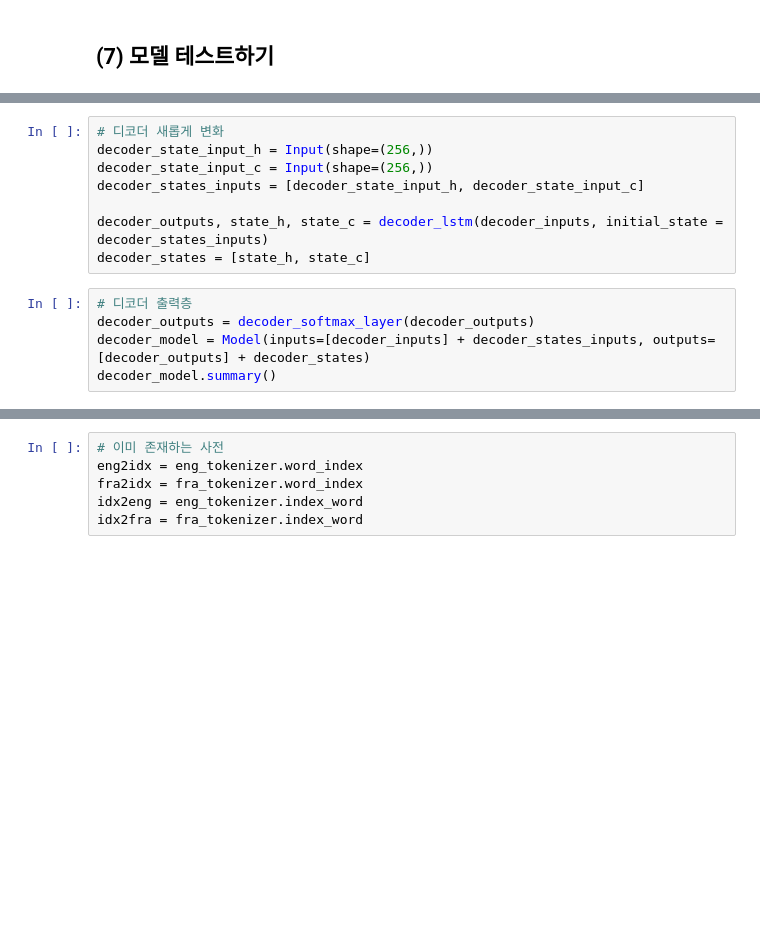
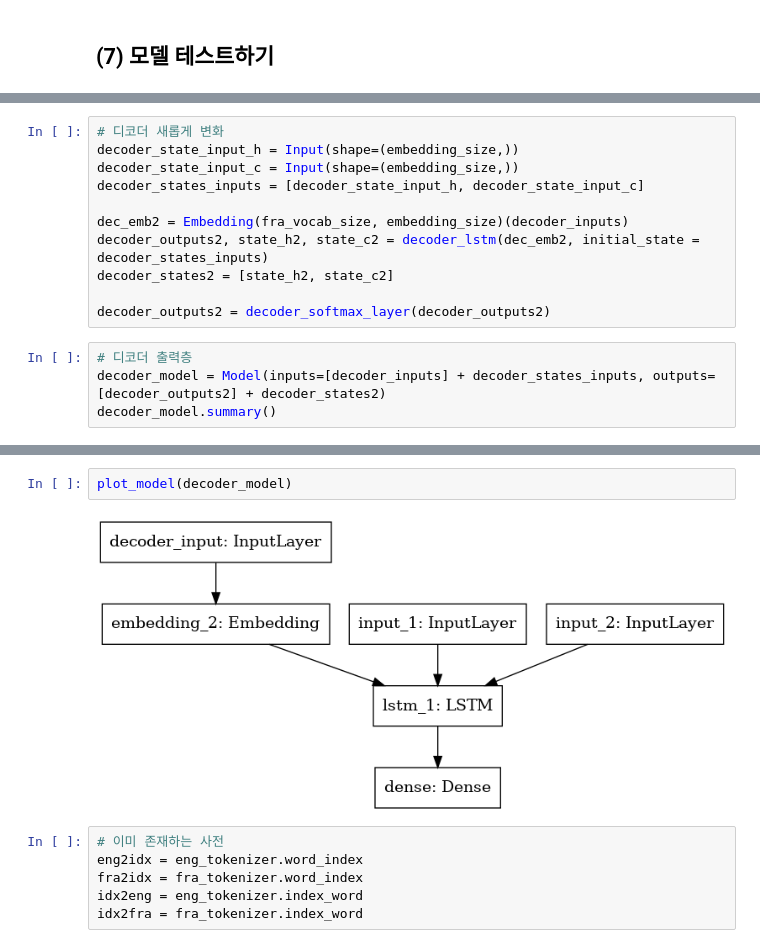
Before and after one commit to jangddu/first-repository, a Jupyter notebook: Project_Assignment/[19th_GD_NLP03].ipynb, the cells around one changed output, grey strips where cells are left out. Saved outputs shown, nothing was run; the diff lists cells and outputs as text; blank space fills up the shorter version.

```diff
--- a/Project_Assignment/[19th_GD_NLP03].ipynb
+++ b/Project_Assignment/[19th_GD_NLP03].ipynb
@@ -282,13 +336,15 @@ encoder_model.summary()
 # %%
 # 디코더 새롭게 변화
-decoder_state_input_h = Input(shape=(256,))
-decoder_state_input_c = Input(shape=(256,))
+decoder_state_input_h = Input(shape=(embedding_size,))
+decoder_state_input_c = Input(shape=(embedding_size,))
 decoder_states_inputs = [decoder_state_input_h, decoder_state_input_c]
 
-decoder_outputs, state_h, state_c = decoder_lstm(decoder_inputs, initial_state = decoder_states_inputs)
-decoder_states = [state_h, state_c]
+dec_emb2 = Embedding(fra_vocab_size, embedding_size)(decoder_inputs)
+decoder_outputs2, state_h2, state_c2 = decoder_lstm(dec_emb2, initial_state = decoder_states_inputs)
+decoder_states2 = [state_h2, state_c2]
+
+decoder_outputs2 = decoder_softmax_layer(decoder_outputs2)
 # %%
 # 디코더 출력층
-decoder_outputs = decoder_softmax_layer(decoder_outputs)
-decoder_model = Model(inputs=[decoder_inputs] + decoder_states_inputs, outputs=[decoder_outputs] + decoder_states)
+decoder_model = Model(inputs=[decoder_inputs] + decoder_states_inputs, outputs=[decoder_outputs2] + decoder_states2)
 decoder_model.summary()
@@ -295,3 +369,7 @@ decoder_model.summary()
+# %%
+plot_model(decoder_model)
+# %% [output]
+[figure, added]
 # %%
 # 이미 존재하는 사전
 eng2idx = eng_tokenizer.word_index
```
Also changed, not shown: parts of 33 cells of this notebook.
